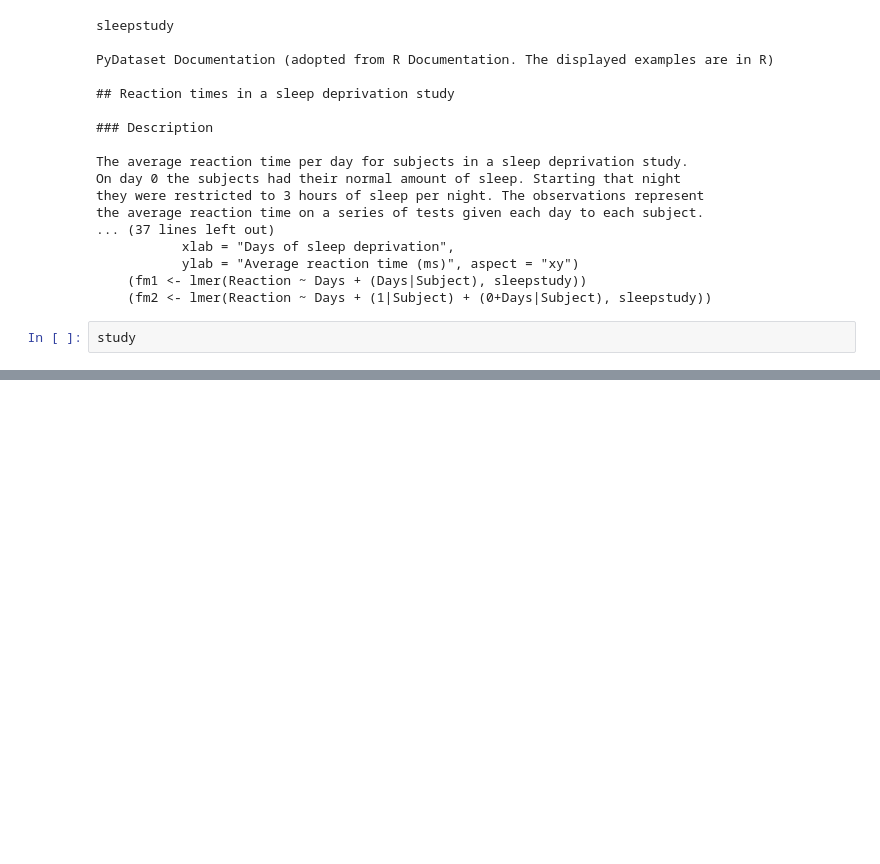
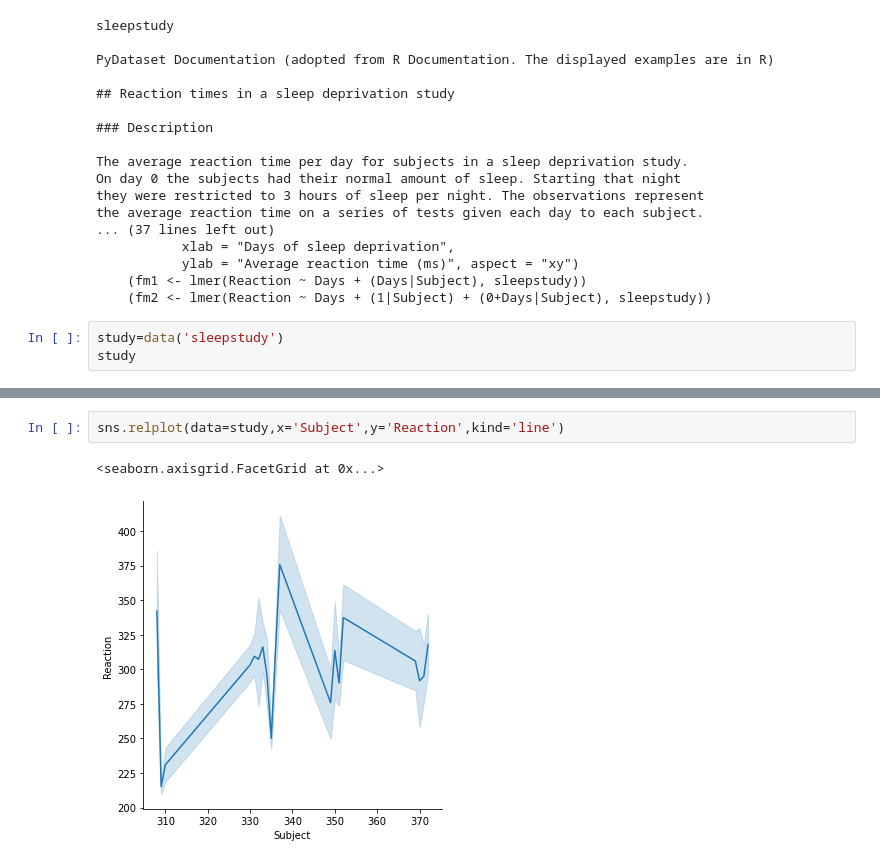
Before and after one commit to QinzhiChen/numpy-pandas-visualization-exercises, a Jupyter notebook: seaborn_exercises.ipynb, the cells around one changed output, grey strips where cells are left out. Drawn from its saved outputs; the diff is of its cells as text; blank space fills up the shorter version.

```diff
--- a/seaborn_exercises.ipynb
+++ b/seaborn_exercises.ipynb
@@ -288,4 +304,5 @@ the average reaction time on a series of tests given each day to each subject.
     (fm1 <- lmer(Reaction ~ Days + (Days|Subject), sleepstudy))
     (fm2 <- lmer(Reaction ~ Days + (1|Subject) + (0+Days|Subject), sleepstudy))
 # %%
+study=data('sleepstudy')
 study
@@ -291,0 +323,5 @@ study
+# %%
+sns.relplot(data=study,x='Subject',y='Reaction',kind='line')
+# %% [output]
+<seaborn.axisgrid.FacetGrid at 0x...>
+[figure, added]
```
Also changed, not shown: parts of 5 cells of this notebook, 2 other files.
